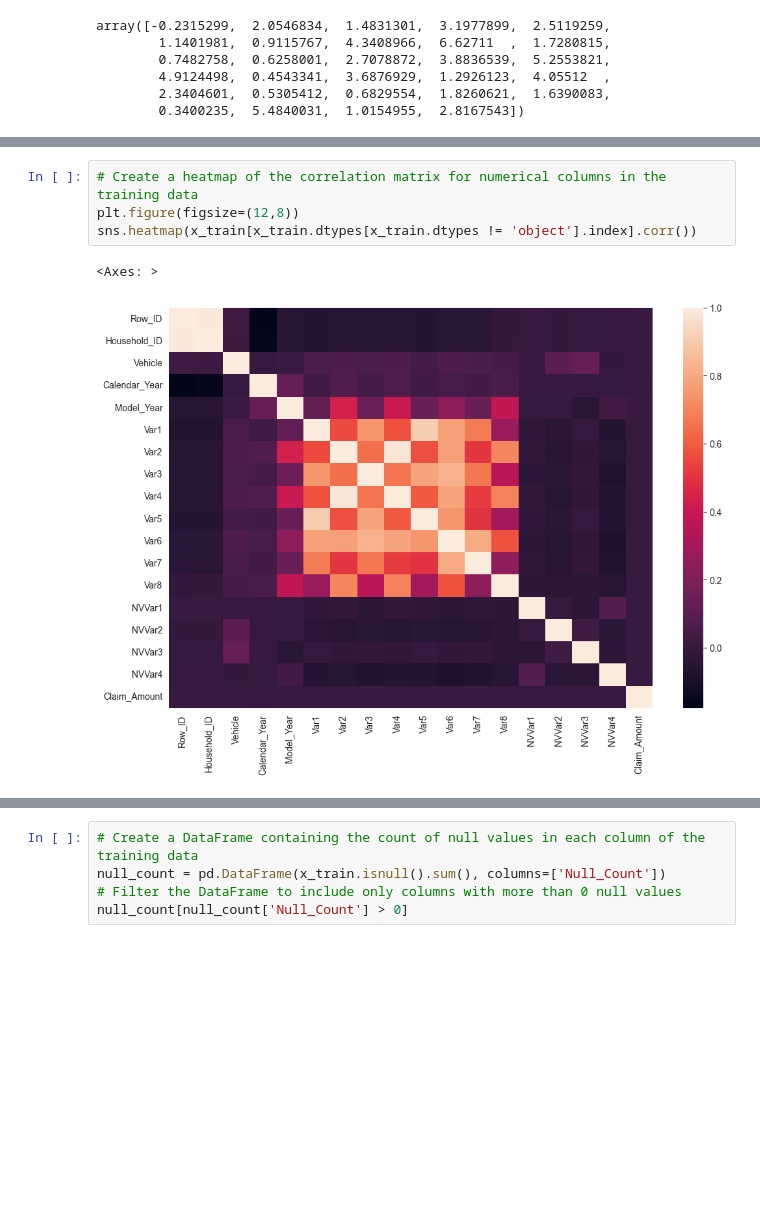
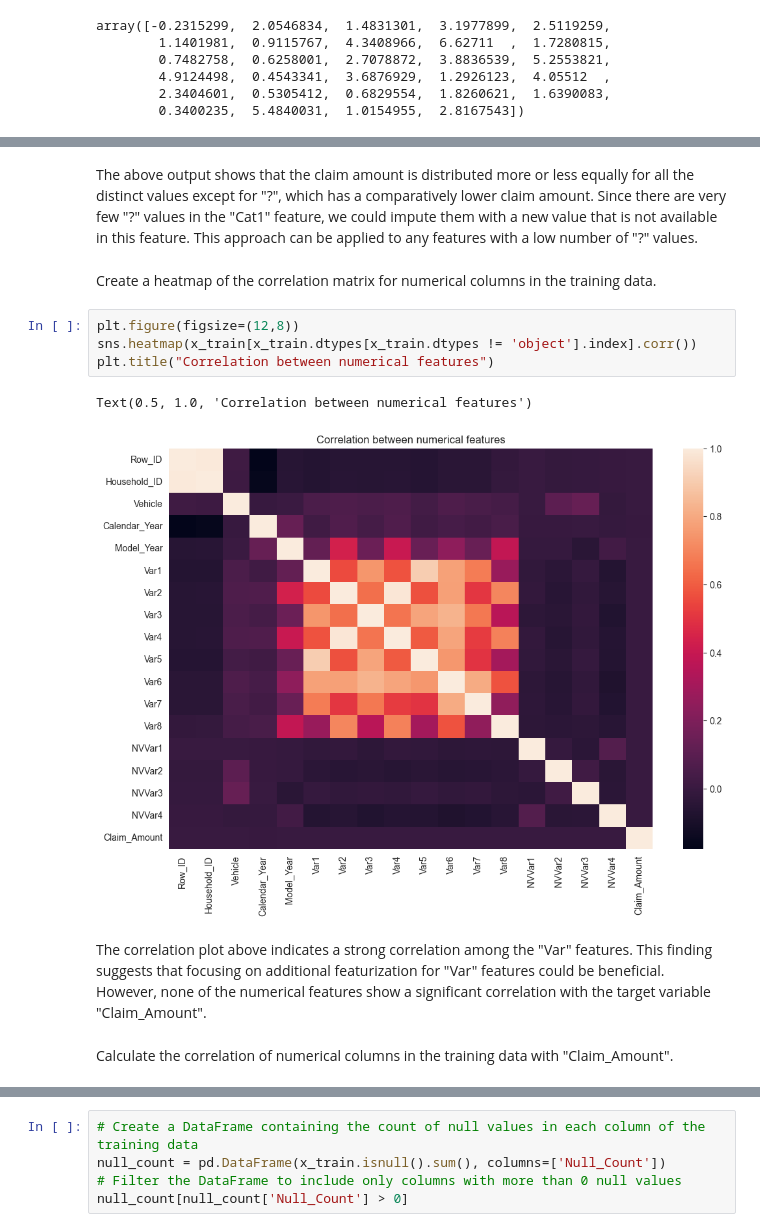
Before and after one commit to AnoopCA/Vehicle_Insurance_Claims_Prediction, a Jupyter notebook: Claims_Prediction.ipynb, the cells around one changed output, grey strips where cells are left out. Cells and saved outputs as stored; diff of their text form; blank space fills up the shorter version.

```diff
--- a/Claims_Prediction.ipynb
+++ b/Claims_Prediction.ipynb
@@ -534,8 +564,16 @@ Name: Claim_Amount, dtype: float64
+# %% [markdown]
+The above output shows that the claim amount is distributed more or less equally for all the distinct values except for "?", which has a comparatively lower claim amount. Since there are very few "?" values in the "Cat1" feature, we could impute them with a new value that is not available in this feature. This approach can be applied to any features with a low number of "?" values.
+# %% [markdown]
+Create a heatmap of the correlation matrix for numerical columns in the training data.
 # %%
-# Create a heatmap of the correlation matrix for numerical columns in the training data
 plt.figure(figsize=(12,8))
 sns.heatmap(x_train[x_train.dtypes[x_train.dtypes != 'object'].index].corr())
+plt.title("Correlation between numerical features")
 # %% [output]
-<Axes: >
+Text(0.5, 1.0, 'Correlation between numerical features')
-[figure, old version]
+[figure, new version]
+# %% [markdown]
+The correlation plot above indicates a strong correlation among the "Var" features. This finding suggests that focusing on additional featurization for "Var" features could be beneficial. However, none of the numerical features show a significant correlation with the target variable "Claim_Amount".
+# %% [markdown]
+Calculate the correlation of numerical columns in the training data with "Claim_Amount".
 # %%
```
Also changed, not shown: parts of 73 cells of this notebook, 1 other file.
